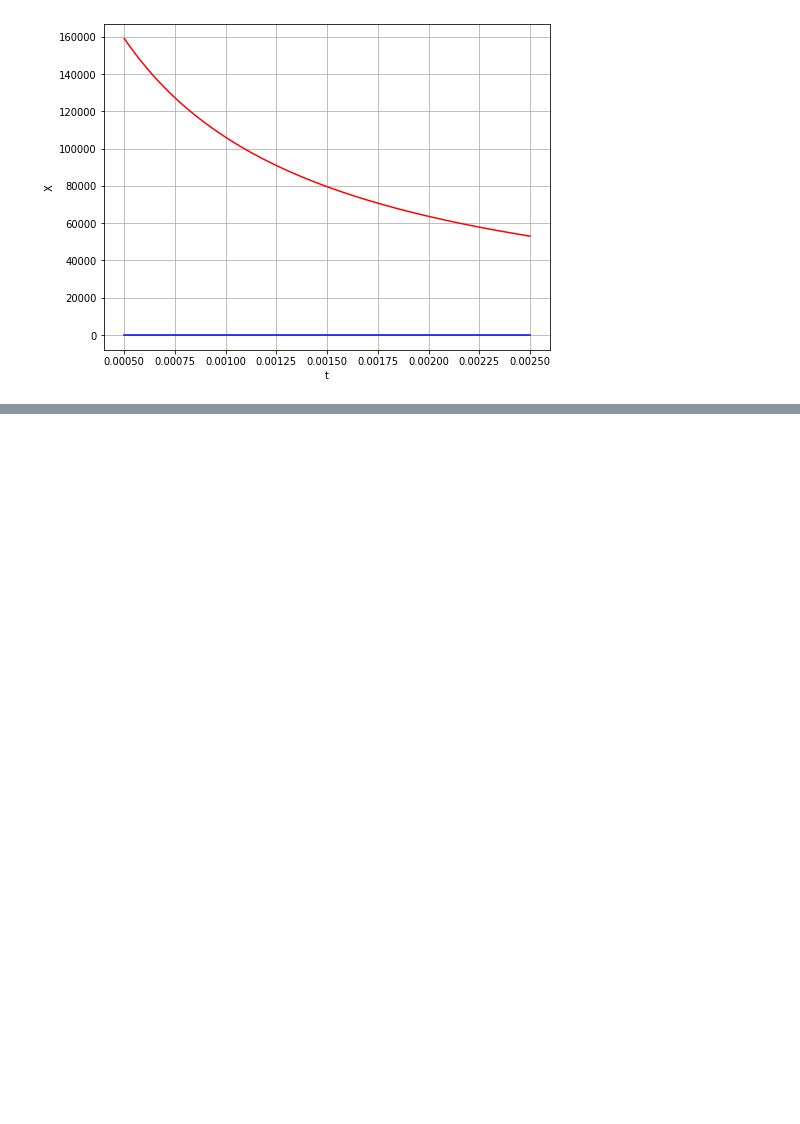
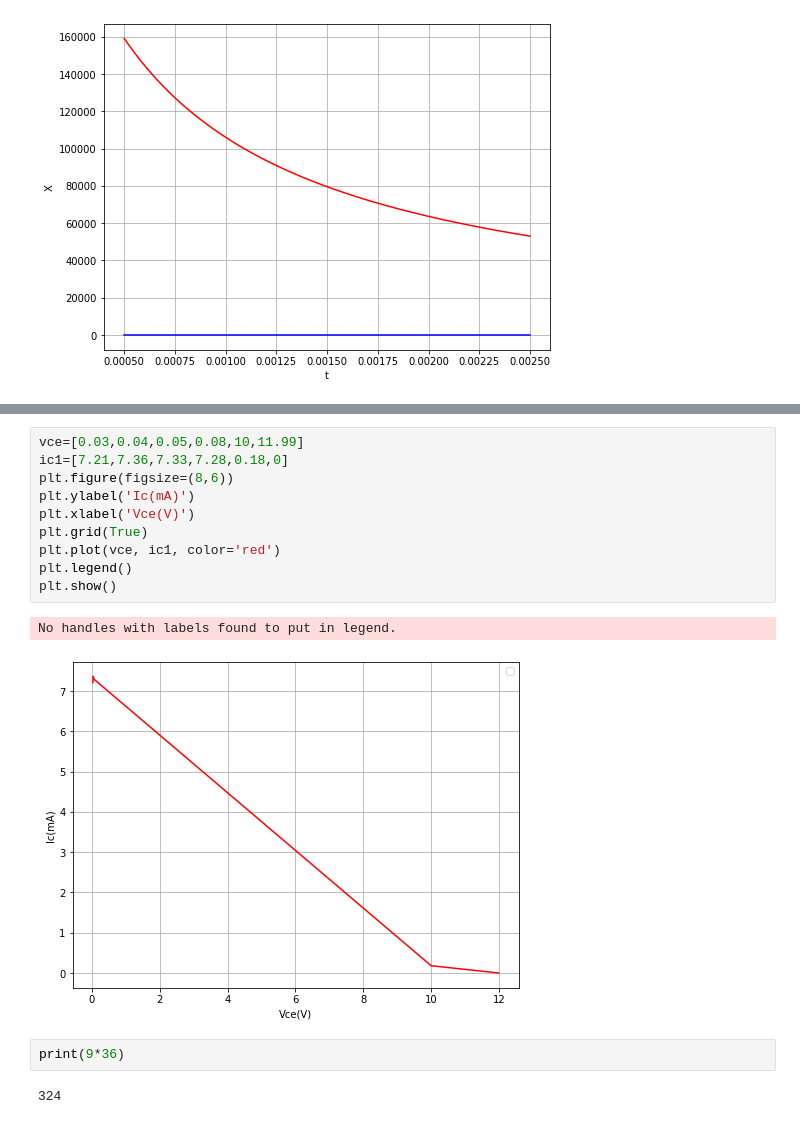
Before and after one commit to SeanRay01/1.1Math, a Jupyter notebook: 方程式繪製.ipynb, the cells around one changed output, grey strips where cells are left out. Drawn from its saved outputs; the diff is of its cells as text; blank space fills up the shorter version.

```diff
--- a/方程式繪製.ipynb
+++ b/方程式繪製.ipynb
@@ -58,0 +77,17 @@ plt.show()
+# %%
+vce=[0.03,0.04,0.05,0.08,10,11.99]
+ic1=[7.21,7.36,7.33,7.28,0.18,0]
+plt.figure(figsize=(8,6))
+plt.ylabel('Ic(mA)')
+plt.xlabel('Vce(V)')
+plt.grid(True)
+plt.plot(vce, ic1, color='red')
+plt.legend()
+plt.show()
+# %% [output]
+No handles with labels found to put in legend.
+[figure, added]
+# %%
+print(9*36)
+# %% [output]
+324
```
Also changed, not shown: parts of 1 cell of this notebook.
